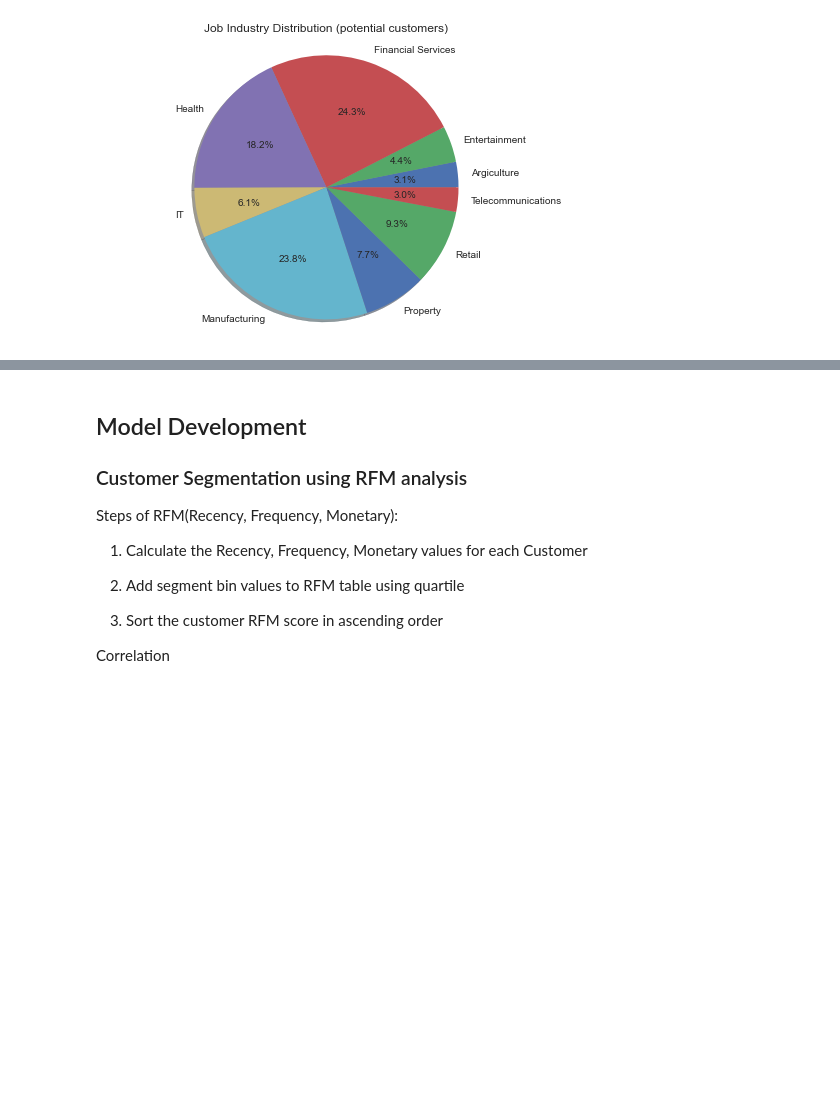
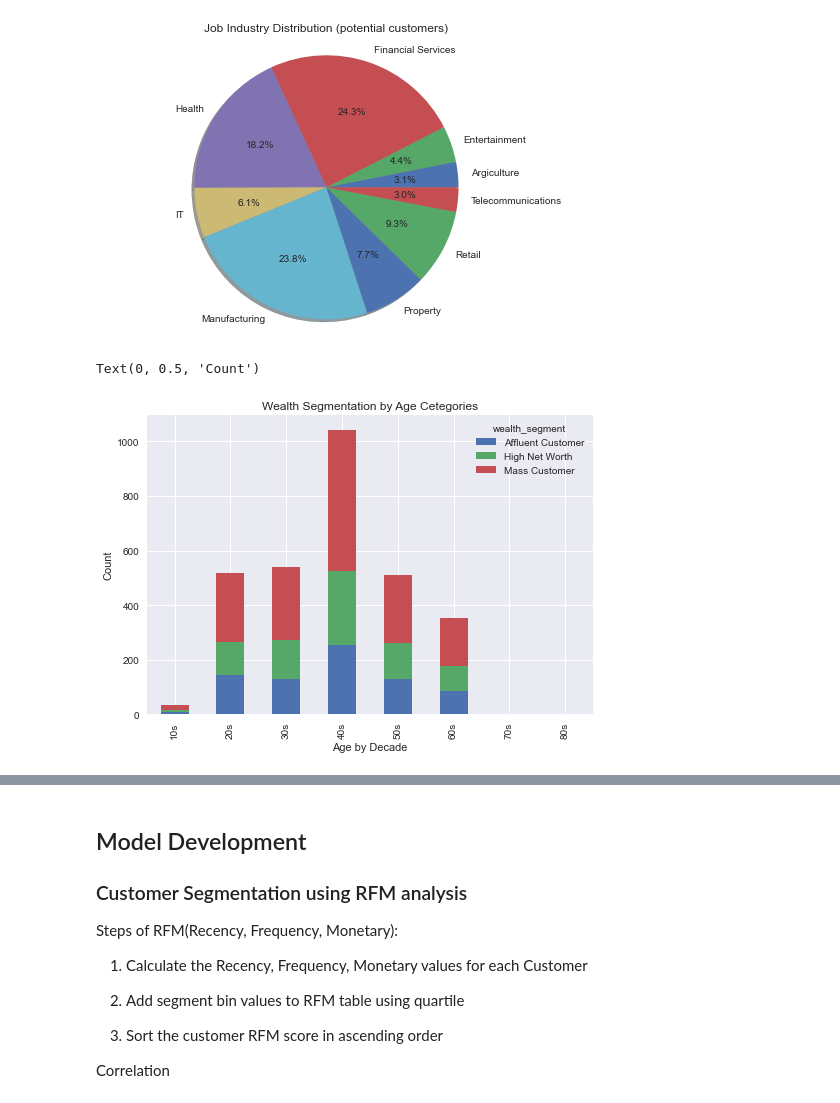
Before and after one commit to jeremychiaa/kpmg-virtual-internship, a Jupyter notebook: sprocket_script.ipynb, the cells around one changed output, grey strips where cells are left out. Cells and saved outputs as stored; diff of their text form; code cells hidden in the pictures; blank space fills up the shorter version.

Commit message:
wealth segmentation by age category

```diff
--- a/sprocket_script.ipynb
+++ b/sprocket_script.ipynb
@@ -455,0 +454,10 @@ plt.axis("equal")
+# %%
+# Wealth segmentation by age category - stacked bar chart (existing customers)
+grouped_age = cleaned_customer_demographic_xls.groupby(["age_by_decade"])
+wealth_segment = grouped_age["wealth_segment"].value_counts().unstack().plot(kind='bar', stacked=True)
+plt.title("Wealth Segmentation by Age Cetegories")
+plt.xlabel("Age by Decade")
+plt.ylabel("Count")
+# %% [output]
+Text(0, 0.5, 'Count')
+[figure, added]
```
Also changed, not shown: parts of 8 cells of this notebook.
